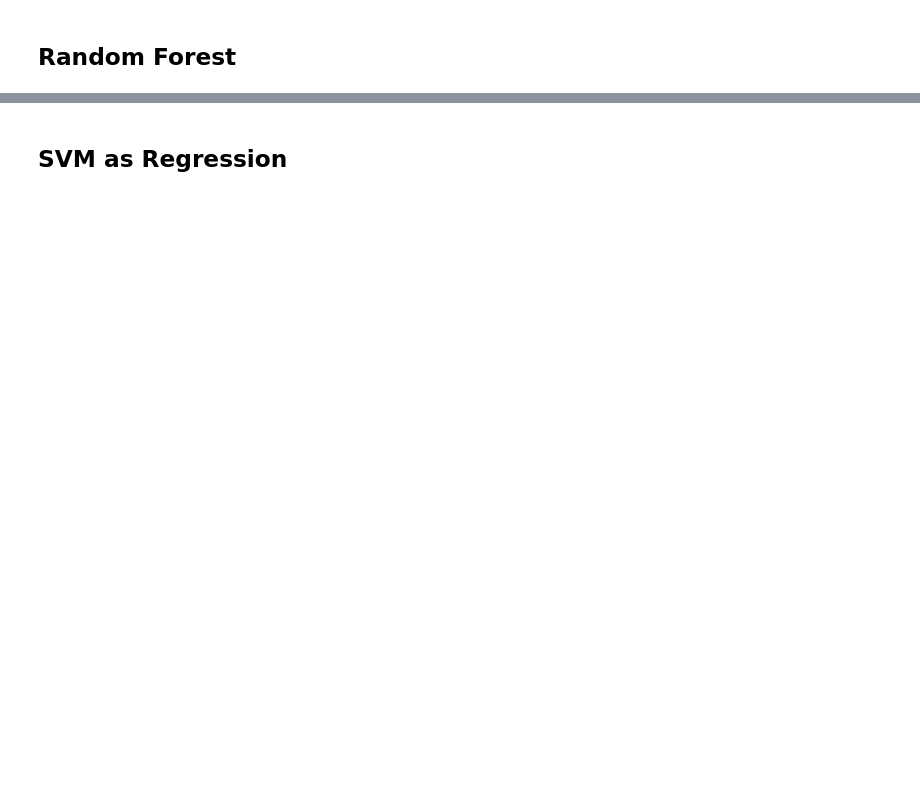
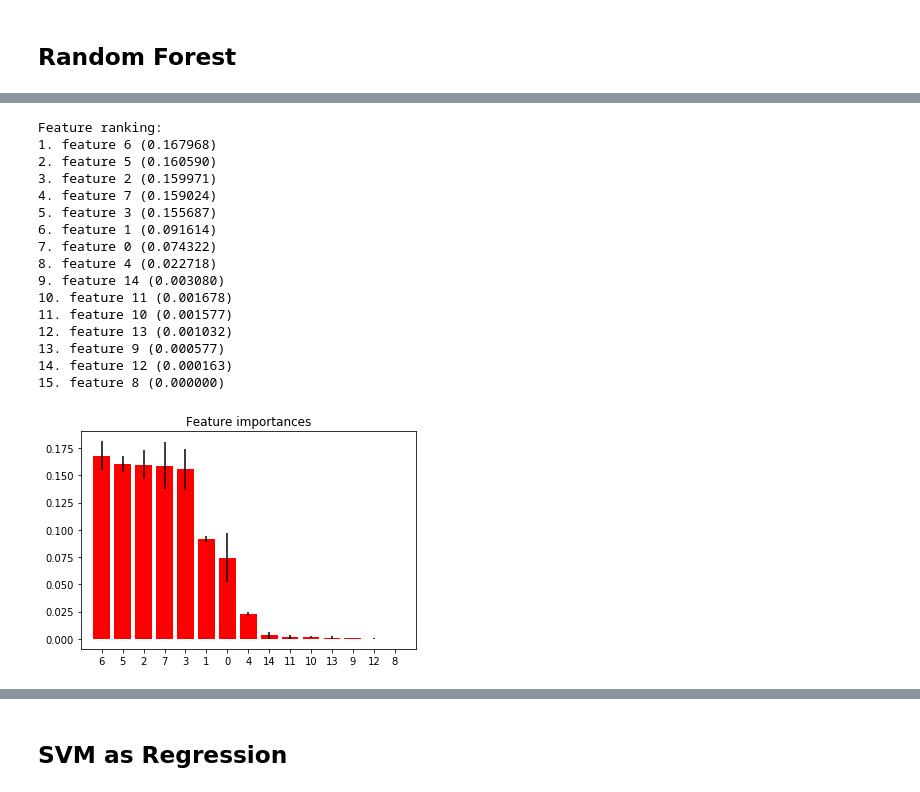
Before and after one commit to gemmaaa/lingdata, a Jupyter notebook: 3.7 Supervised learning capstone UNHCR attempt.ipynb, the cells around one changed output, grey strips where cells are left out. Saved outputs shown, nothing was run; the diff lists cells and outputs as text; code cells hidden in the pictures; blank space fills up the shorter version.

```diff
--- a/3.7 Supervised learning capstone UNHCR attempt.ipynb
+++ b/3.7 Supervised learning capstone UNHCR attempt.ipynb
@@ -716,0 +863,49 @@ Accuracy: 0.27 (+/- 0.07)
+# %%
+from sklearn.datasets import make_classification
+from sklearn.ensemble import ExtraTreesClassifier
+
+X = features_new.drop('percentage_accepted',1)
+y = features_new['percentage_accepted']
+
+# Build a forest and compute the feature importances
+forest = ExtraTreesClassifier(n_estimators=250,
+                              random_state=0)
+
+forest.fit(X, y)
+importances = forest.feature_importances_
+std = np.std([tree.feature_importances_ for tree in forest.estimators_],
+             axis=0)
+indices = np.argsort(importances)[::-1]
+
+# Print the feature ranking
+print("Feature ranking:")
+
+for f in range(X.shape[1]):
+    print("%d. feature %d (%f)" % (f + 1, indices[f], importances[indices[f]]))
+
+# Plot the feature importances of the forest
+plt.figure()
+plt.title("Feature importances")
+plt.bar(range(X.shape[1]), importances[indices],
+       color="r", yerr=std[indices], align="center")
+plt.xticks(range(X.shape[1]), indices)
+plt.xlim([-1, X.shape[1]])
+plt.show()
+# %% [output]
+Feature ranking:
+1. feature 6 (0.167968)
+2. feature 5 (0.160590)
+3. feature 2 (0.159971)
+4. feature 7 (0.159024)
+5. feature 3 (0.155687)
+6. feature 1 (0.091614)
+7. feature 0 (0.074322)
+8. feature 4 (0.022718)
+9. feature 14 (0.003080)
+10. feature 11 (0.001678)
+11. feature 10 (0.001577)
+12. feature 13 (0.001032)
+13. feature 9 (0.000577)
+14. feature 12 (0.000163)
+15. feature 8 (0.000000)
+[figure, added]
```
Also changed, not shown: parts of 35 cells of this notebook.
